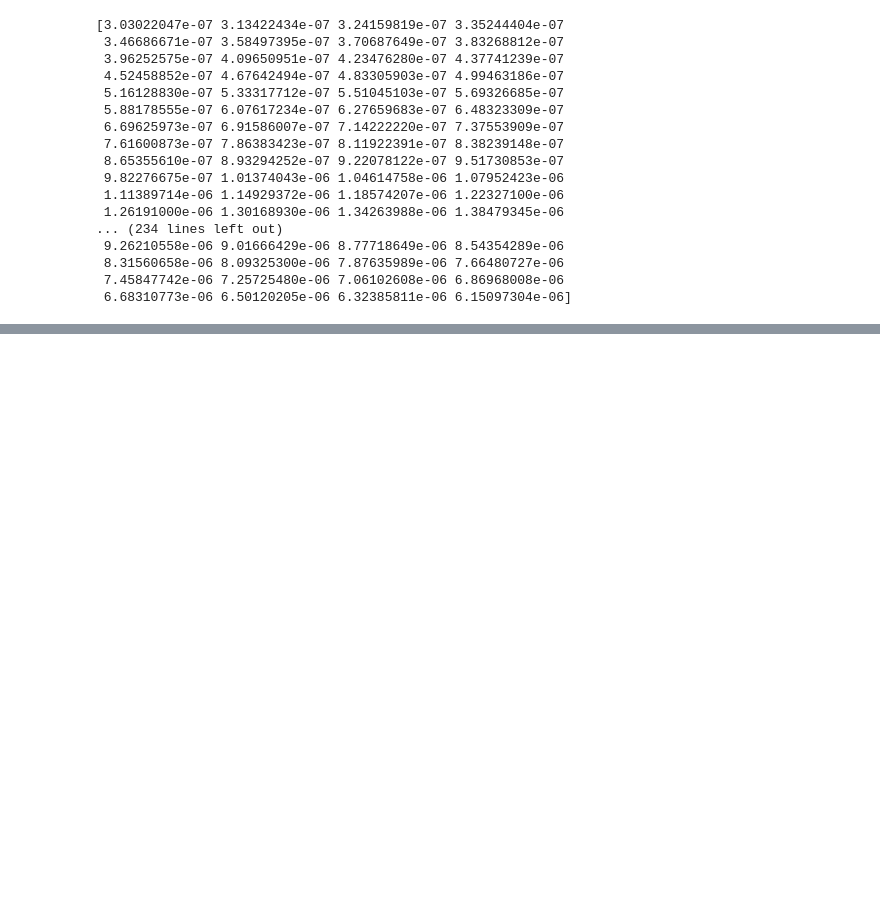
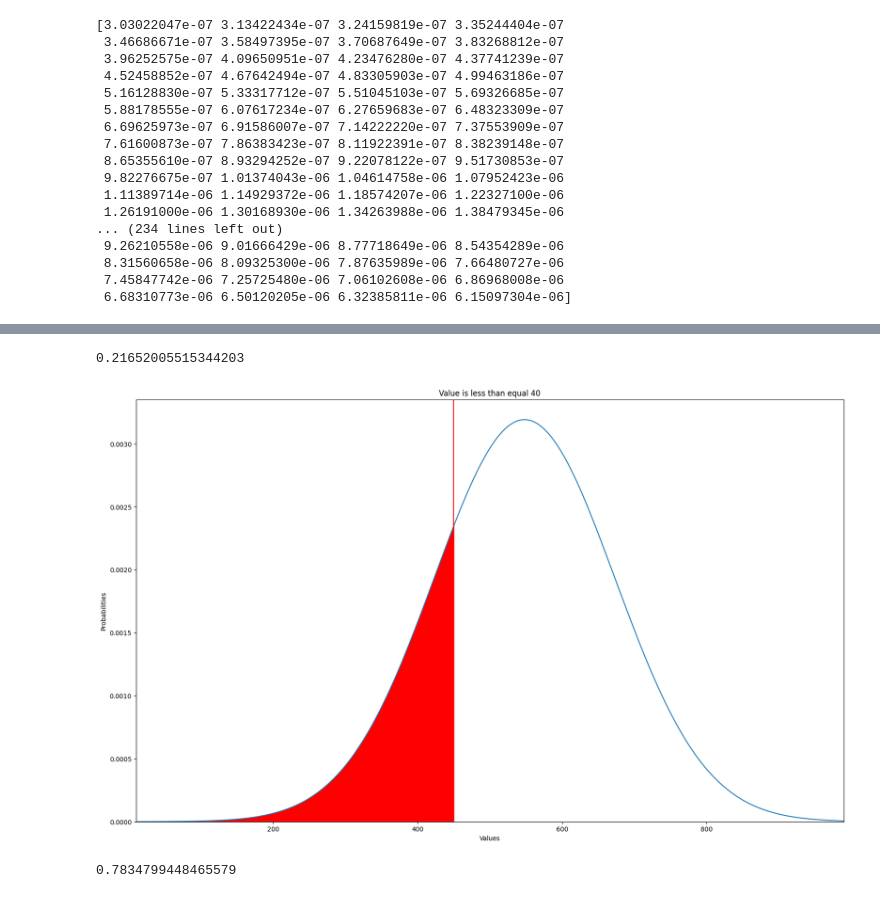
Before and after one commit to suddeb/PythonCode, a Jupyter notebook: SciPy/NormalDistribution.ipynb, the cells around one changed output, grey strips where cells are left out. Drawn from its saved outputs; the diff is of its cells as text; code cells hidden in the pictures; blank space fills up the shorter version.

Commit message:
Normal Distribution

```diff
--- a/SciPy/NormalDistribution.ipynb
+++ b/SciPy/NormalDistribution.ipynb
@@ -82,0 +83,36 @@ plt.show()
+# %%
+# How many numbers has value less than 450?
+less_than_450 = normal_distribution.cdf(450)
+print(less_than_450)
+# %% [output]
+0.21652005515344203
+# %%
+# Set graph size
+plt.figure(figsize=(20, 12))
+
+# plot density function
+plt.plot(equally_spaced_values, all_probabilities)
+plt.axvline(x=450, color="red")
+
+#Shade the region where the value is less than equal to 450
+x1 = np.linspace(equally_spaced_values.min(), 450, 100)
+plt.fill_between(x1, norm.pdf(x1, mean, standard_deviation), color="r")
+
+# Remove the dead space
+axes = plt.gca()
+axes.set_xlim([min_value, max_value])
+ymin, ymax = axes.get_ylim()
+axes.set_ylim([0, ymax])
+
+plt.title("Value is less than equal 40")
+plt.xlabel("Values")
+plt.ylabel("Probabilities")
+plt.show()
+# %% [output]
+[figure, added]
+# %%
+# How many numbers has value greater than 450?
+greater_than_450 = 1 - normal_distribution.cdf(450)
+print(greater_than_450)
+# %% [output]
+0.7834799448465579
```
Also changed, not shown: parts of 5 cells of this notebook.
